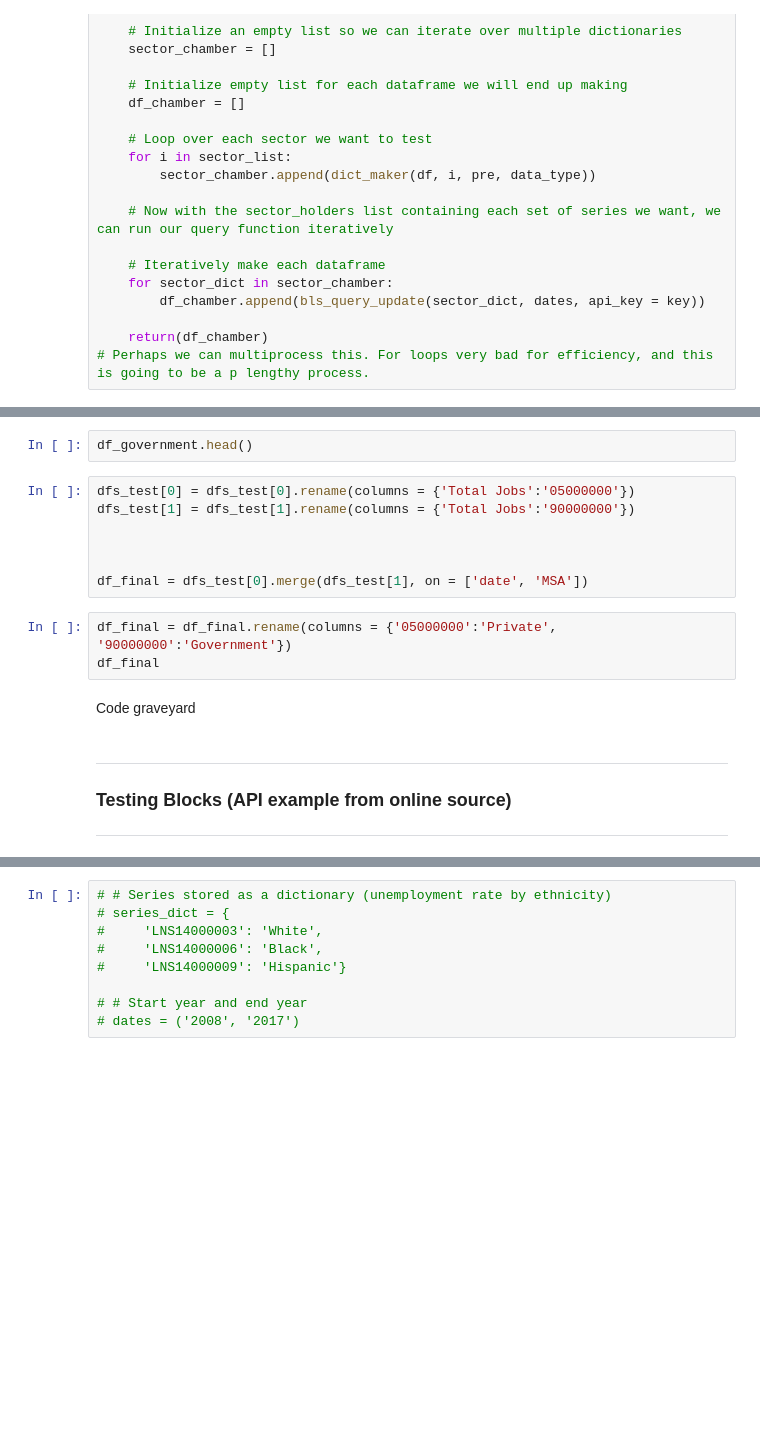
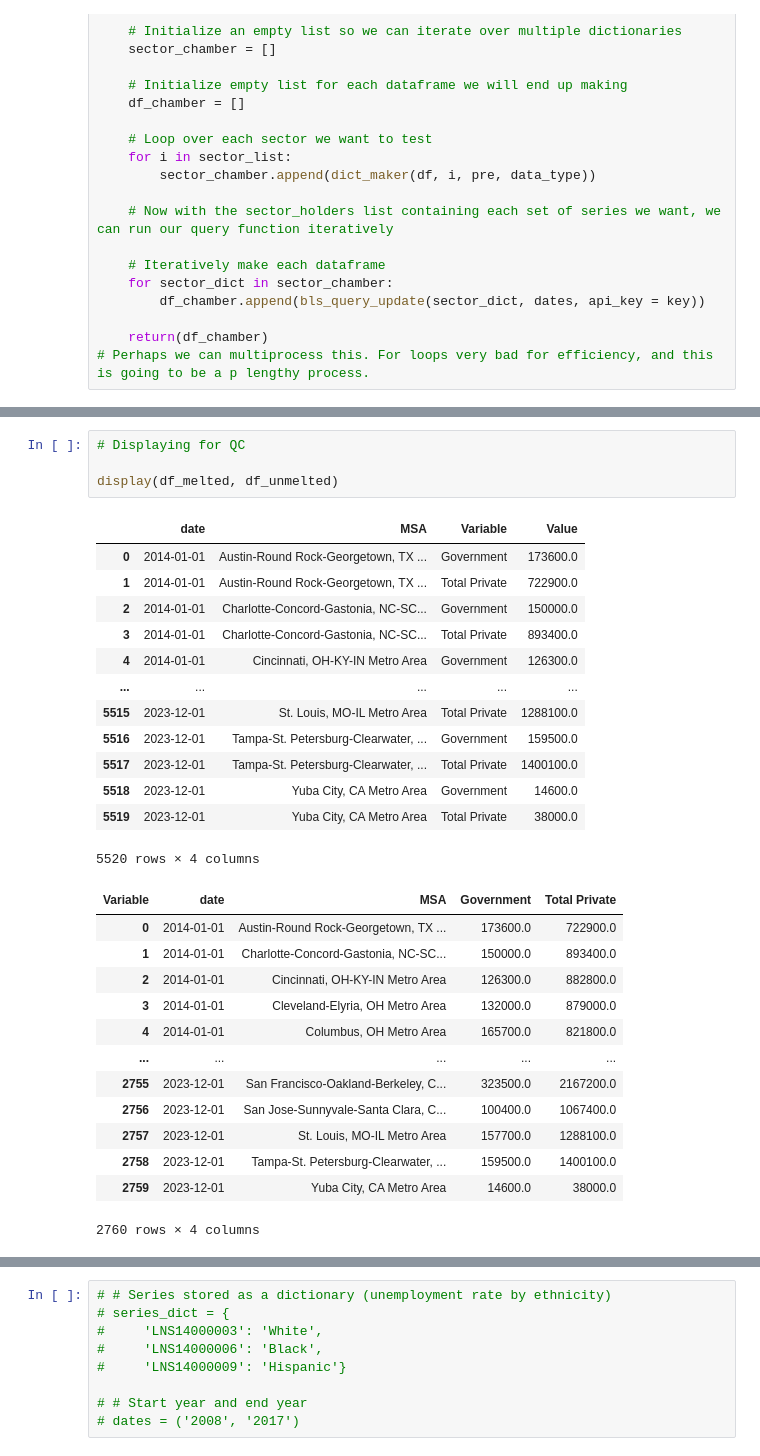
Before and after one commit to SACOG/Regional-Monitoring, a Jupyter notebook: Indicator_Gen/Python Code/BLS/BLS Queries.ipynb, the cells around one changed output, grey strips where cells are left out. Cells and saved outputs as stored; diff of their text form; blank space fills up the shorter version.

Commit message:
Pulled Jobs_1 data for all peer MSAs. Cleaned data pulling code, and exported final dataframe to excel in long and wide format.

```diff
--- a/Indicator_Gen/Python Code/BLS/BLS Queries.ipynb
+++ b/Indicator_Gen/Python Code/BLS/BLS Queries.ipynb
@@ -292,21 +315,31 @@ df_private.head()
-# %%
-df_government.head()
-# %%
-dfs_test[0] = dfs_test[0].rename(columns = {'Total Jobs':'05000000'})
-dfs_test[1] = dfs_test[1].rename(columns = {'Total Jobs':'90000000'})
-
-
-
-df_final = dfs_test[0].merge(dfs_test[1], on = ['date', 'MSA'])
-# %%
-df_final = df_final.rename(columns = {'05000000':'Private', '90000000':'Government'})
-df_final
-# %% [markdown]
-Code graveyard
-# %% [markdown]
-***
-
-### **Testing Blocks (API example from online source)**
-
-
-***
+# %%
+# Displaying for QC
+
+display(df_melted, df_unmelted)
+# %% [output]
+|  | date | MSA | Variable | Value |
+| 0 | 2014-01-01 | Austin-Round Rock-Georgetown, TX ... | Government | 173600.0 |
+| 1 | 2014-01-01 | Austin-Round Rock-Georgetown, TX ... | Total Private | 722900.0 |
+| 2 | 2014-01-01 | Charlotte-Concord-Gastonia, NC-SC... | Government | 150000.0 |
+| 3 | 2014-01-01 | Charlotte-Concord-Gastonia, NC-SC... | Total Private | 893400.0 |
+| 4 | 2014-01-01 | Cincinnati, OH-KY-IN Metro Area | Government | 126300.0 |
+| ... | ... | ... | ... | ... |
+| 5515 | 2023-12-01 | St. Louis, MO-IL Metro Area | Total Private | 1288100.0 |
+| 5516 | 2023-12-01 | Tampa-St. Petersburg-Clearwater, ... | Government | 159500.0 |
+| 5517 | 2023-12-01 | Tampa-St. Petersburg-Clearwater, ... | Total Private | 1400100.0 |
+| 5518 | 2023-12-01 | Yuba City, CA Metro Area | Government | 14600.0 |
+| 5519 | 2023-12-01 | Yuba City, CA Metro Area | Total Private | 38000.0 |
+5520 rows × 4 columns
+| Variable | date | MSA | Government | Total Private |
+| 0 | 2014-01-01 | Austin-Round Rock-Georgetown, TX ... | 173600.0 | 722900.0 |
+| 1 | 2014-01-01 | Charlotte-Concord-Gastonia, NC-SC... | 150000.0 | 893400.0 |
+| 2 | 2014-01-01 | Cincinnati, OH-KY-IN Metro Area | 126300.0 | 882800.0 |
+| 3 | 2014-01-01 | Cleveland-Elyria, OH Metro Area | 132000.0 | 879000.0 |
+| 4 | 2014-01-01 | Columbus, OH Metro Area | 165700.0 | 821800.0 |
+| ... | ... | ... | ... | ... |
+| 2755 | 2023-12-01 | San Francisco-Oakland-Berkeley, C... | 323500.0 | 2167200.0 |
+| 2756 | 2023-12-01 | San Jose-Sunnyvale-Santa Clara, C... | 100400.0 | 1067400.0 |
+| 2757 | 2023-12-01 | St. Louis, MO-IL Metro Area | 157700.0 | 1288100.0 |
+| 2758 | 2023-12-01 | Tampa-St. Petersburg-Clearwater, ... | 159500.0 | 1400100.0 |
+| 2759 | 2023-12-01 | Yuba City, CA Metro Area | 14600.0 | 38000.0 |
+2760 rows × 4 columns
```
Also changed, not shown: parts of 32 cells of this notebook, 2 other files.
